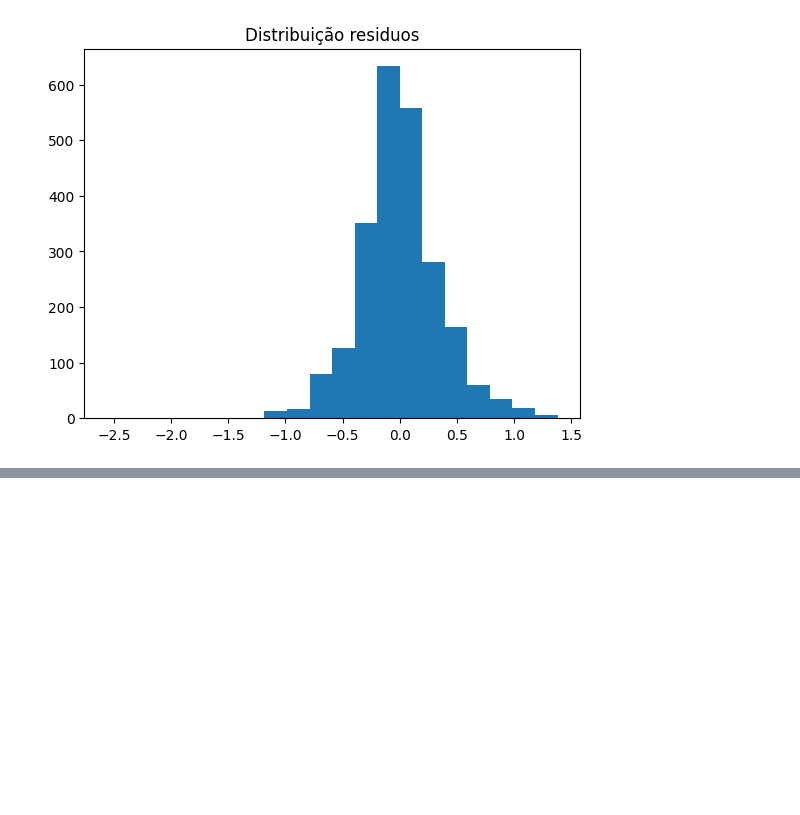
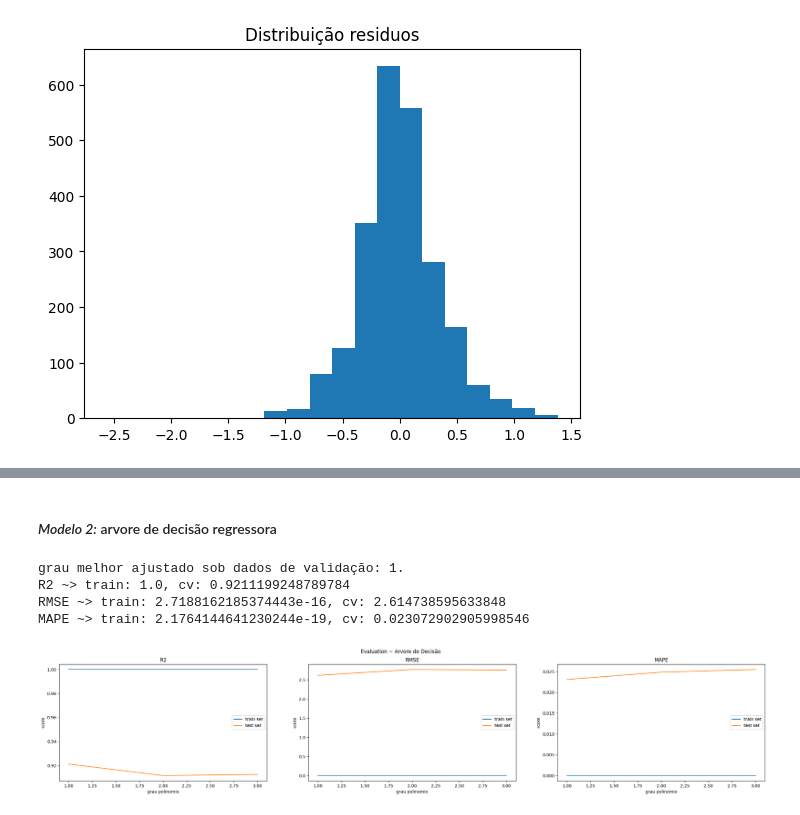
Before and after one commit to richardsantino/life-expectancy-prediction, a Jupyter notebook: life_expectancy_prediction.ipynb, the cells around one changed output, grey strips where cells are left out. Drawn from its saved outputs; the diff is of its cells as text; code cells hidden in the pictures; blank space fills up the shorter version.

```diff
--- a/life_expectancy_prediction.ipynb
+++ b/life_expectancy_prediction.ipynb
@@ -1052,0 +1230,79 @@ Ellipsis
+# %% [markdown]
+#### *Modelo 2:* arvore de decisão regressora
+# %%
+labels = ['train set', 'test set']
+scores = {
+    'RMSE': [],
+    'MAPE': [],
+    'R2': []
+}
+exps = list(range(1, 4))
+best_cv_r2_score_dectre = -np.inf
+best_exp = None
+
+for i in exps:
+    X_train_i, poly, scaler = transform_train_set(X_train, i)
+
+    X_cv_i = poly.transform(X_cv)
+    X_cv_i = scaler.transform(X_cv_i)
+
+    model_i = DecisionTreeRegressor()
+    model_i.fit(X_train_i, y_train)
+
+    # train val
+    y_pred = model_i.predict(X_train_i)
+    y_true = y_train
+
+    train_rmse = mean_squared_error(y_true, y_pred)**.5
+    train_mape = mean_absolute_percentage_error(y_true, y_pred)
+    train_r2 = r2_score(y_true, y_pred)
+
+    # cv val
+    y_pred = model_i.predict(X_cv_i)
+    y_true = y_cv
+
+    cv_rmse = mean_squared_error(y_true, y_pred)**.5
+    cv_mape = mean_absolute_percentage_error(y_true, y_pred)
+    cv_r2 = r2_score(y_true, y_pred)
+
+    scores['RMSE'].append([train_rmse, cv_rmse])
+    scores['MAPE'].append([train_mape, cv_mape])
+    scores['R2'].append([train_r2, cv_r2])
+
+    if cv_r2 > best_cv_r2_score_dectre:
+        best_cv_r2_score_dectre = cv_r2
+        best_exp = i
+
+fig, axs = plt.subplots(1, 3, figsize=(30, 5))
+
+axs[0].set_title('R2')
+axs[0].set_xlabel('grau polinomio')
+axs[0].set_ylabel('score')
+axs[0].plot(exps, scores['R2'], label=labels)
+axs[0].legend()
+
+axs[1].set_title('RMSE')
+axs[1].set_xlabel('grau polinomio')
+axs[1].set_ylabel('score')
+axs[1].plot(exps, scores['RMSE'], label=labels)
+axs[1].legend()
+
+axs[2].set_title('MAPE')
+axs[2].set_xlabel('grau polinomio')
+axs[2].set_ylabel('score')
+axs[2].plot(exps, scores['MAPE'], label=labels)
+axs[2].legend()
+
+print(f'grau melhor ajustado sob dados de validação: {best_exp}.')
+print(f"R2 ~> train: {scores['R2'][best_exp-1][0]}, cv: {scores['R2'][best_exp-1][1]}")
+print(f"RMSE ~> train: {scores['RMSE'][best_exp-1][0]}, cv: {scores['RMSE'][best_exp-1][1]}")
+print(f"MAPE ~> train: {scores['MAPE'][best_exp-1][0]}, cv: {scores['MAPE'][best_exp-1][1]}")
+
+plt.suptitle('Evaluation ~ Arvore de Decisão')
+plt.show()
+# %% [output]
+grau melhor ajustado sob dados de validação: 1.
+R2 ~> train: 1.0, cv: 0.9211199248789784
+RMSE ~> train: 2.7188162185374443e-16, cv: 2.614738595633848
+MAPE ~> train: 2.1764144641230244e-19, cv: 0.023072902905998546
+[figure, added]
```
Also changed, not shown: parts of 19 cells of this notebook.
